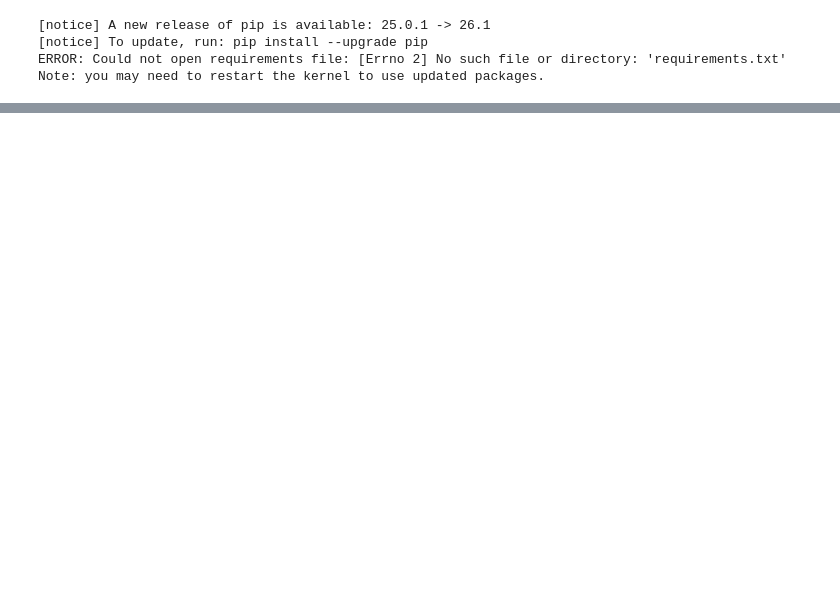
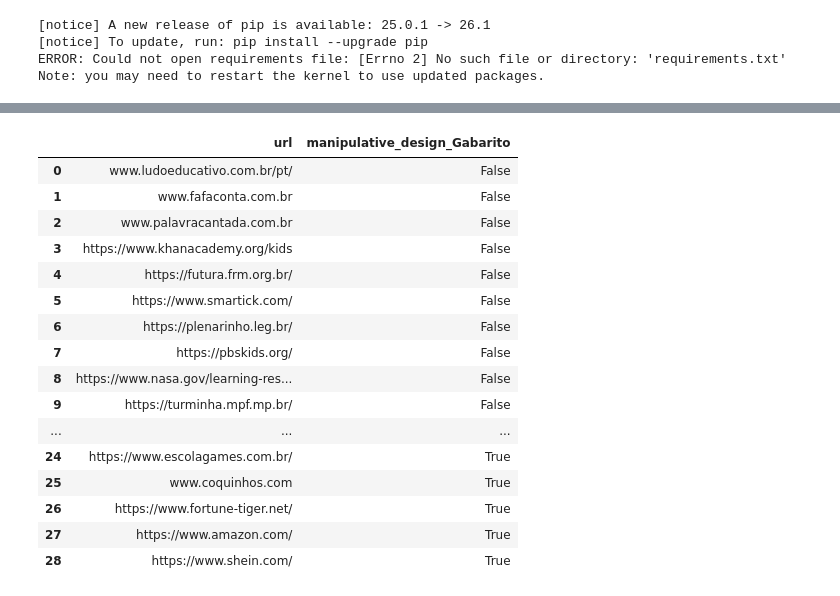
Before and after one commit to ArthurF36/Sites_Design_Manipulativos, a Jupyter notebook: Notebook/grafico_Peformance_Sites.ipynb, the cells around one changed output, grey strips where cells are left out. Saved outputs shown, nothing was run; the diff lists cells and outputs as text; code cells hidden in the pictures; blank space fills up the shorter version.

```diff
--- a/Notebook/grafico_Peformance_Sites.ipynb
+++ b/Notebook/grafico_Peformance_Sites.ipynb
@@ -43,0 +51,3 @@ dfGemini
+# %%
+df_Gabarito = pd.read_excel(r"/workspaces/Sites_Design_Manipulativos/Data/Gabarito_Resultados.xlsx")
+df_Gabarito.info()
@@ -43,0 +64,20 @@ dfGemini
+# %%
+df_Gabarito
+# %% [output]
+|  | url | manipulative_design_Gabarito |
+| 0 | www.ludoeducativo.com.br/pt/ | False |
+| 1 | www.fafaconta.com.br | False |
+| 2 | www.palavracantada.com.br | False |
+| 3 | https://www.khanacademy.org/kids | False |
+| 4 | https://futura.frm.org.br/ | False |
+| 5 | https://www.smartick.com/ | False |
+| 6 | https://plenarinho.leg.br/ | False |
+| 7 | https://pbskids.org/ | False |
+| 8 | https://www.nasa.gov/learning-res... | False |
+| 9 | https://turminha.mpf.mp.br/ | False |
+| ... | ... | ... |
+| 24 | https://www.escolagames.com.br/ | True |
+| 25 | www.coquinhos.com | True |
+| 26 | https://www.fortune-tiger.net/ | True |
+| 27 | https://www.amazon.com/ | True |
+| 28 | https://www.shein.com/ | True |
```
Also changed, not shown: parts of 4 cells of this notebook, 2 other files.
